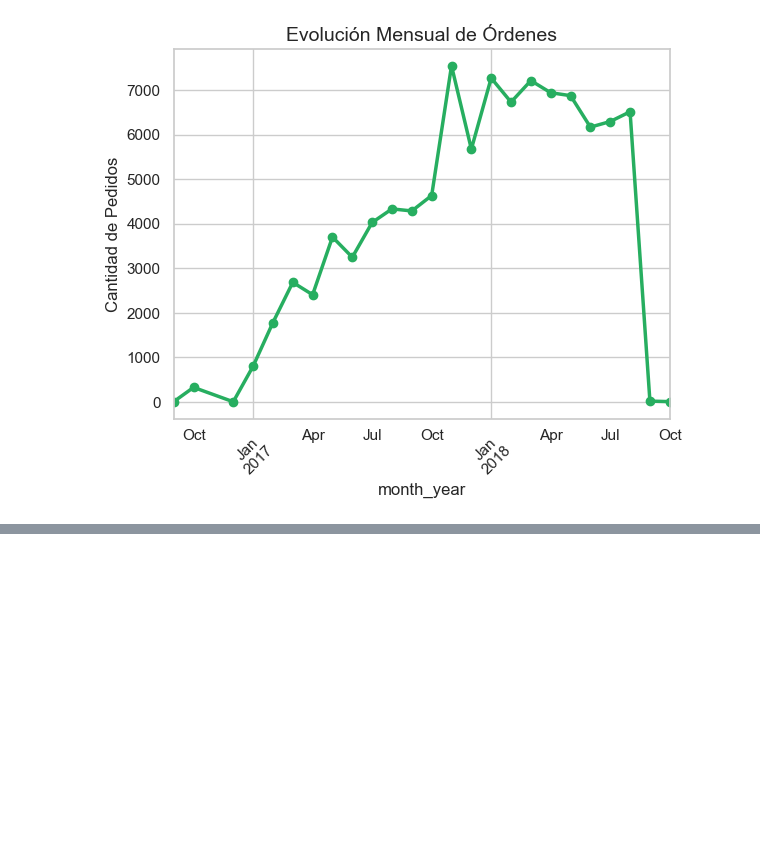
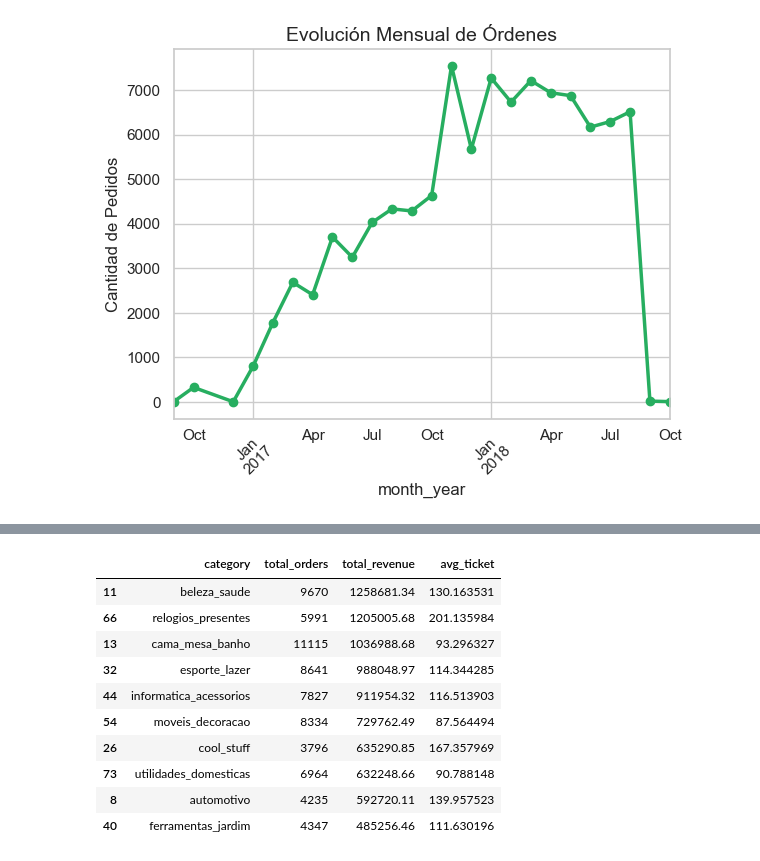
Before and after one commit to marcobustosblas/ecommerce-olist-analysis, a Jupyter notebook: notebooks/03_analysis_products_and_sales.ipynb, the cells around one changed output, grey strips where cells are left out. Drawn from its saved outputs; the diff is of its cells as text; code cells hidden in the pictures; blank space fills up the shorter version.

```diff
--- a/notebooks/03_analysis_products_and_sales.ipynb
+++ b/notebooks/03_analysis_products_and_sales.ipynb
@@ -98,0 +202,15 @@ plt.show()
+# %%
+# Busco las 10 mejores categorias en venta
+category_sales.sort_values(by='total_revenue', ascending=False).head(10)
+# %% [output]
+|  | category | total_orders | total_revenue | avg_ticket |
+| 11 | beleza_saude | 9670 | 1258681.34 | 130.163531 |
+| 66 | relogios_presentes | 5991 | 1205005.68 | 201.135984 |
+| 13 | cama_mesa_banho | 11115 | 1036988.68 | 93.296327 |
+| 32 | esporte_lazer | 8641 | 988048.97 | 114.344285 |
+| 44 | informatica_acessorios | 7827 | 911954.32 | 116.513903 |
+| 54 | moveis_decoracao | 8334 | 729762.49 | 87.564494 |
+| 26 | cool_stuff | 3796 | 635290.85 | 167.357969 |
+| 73 | utilidades_domesticas | 6964 | 632248.66 | 90.788148 |
+| 8 | automotivo | 4235 | 592720.11 | 139.957523 |
+| 40 | ferramentas_jardim | 4347 | 485256.46 | 111.630196 |
```
Also changed, not shown: parts of 11 cells of this notebook.
